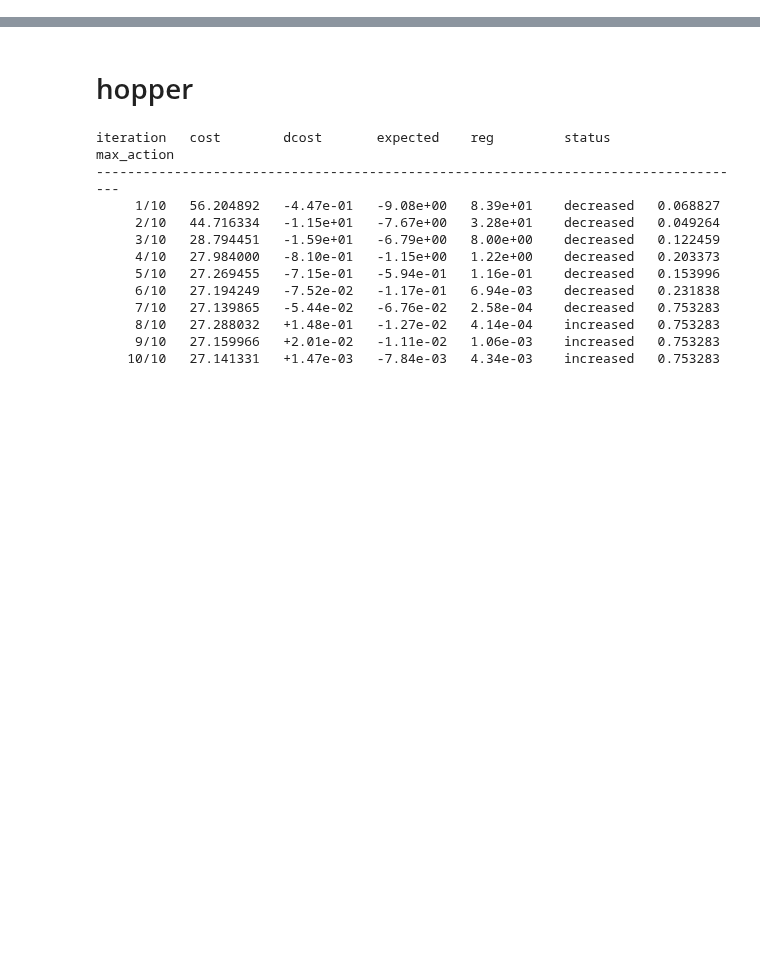
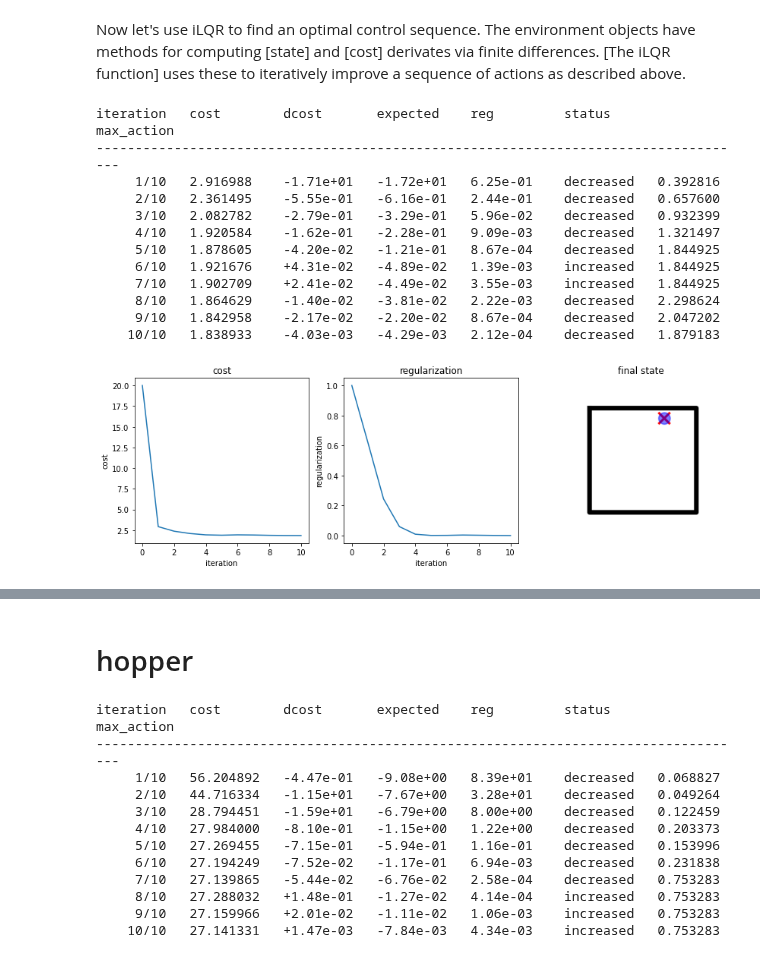
Before and after one commit to richard-warren/rl_sandbox, a Jupyter notebook: ilqr_demo.ipynb, the cells around one changed output, grey strips where cells are left out. Drawn from its saved outputs; the diff is of its cells as text; code cells hidden in the pictures; blank space fills up the shorter version.

Commit message:
almost done with ilqr demo

```diff
--- a/ilqr_demo.ipynb
+++ b/ilqr_demo.ipynb
@@ -296,0 +153,15 @@ display_video(imgs, framerate=(1/env.dt))
+# %%
+from ilqr.envs import PointMass, PointMassDm, Arm, Hopper
+from ilqr.plot_utils import show_rollout, plot_training
+import matplotlib.pyplot as plt
+from ilqr.ilqr import iLQR
+import numpy as np
+%matplotlib inline
+%load_ext autoreload
+%autoreload 2
+
+# show video with random actions...
+env = PointMass();
+env.target = np.array((.2,.4));  # manually set target position for reproducibility
+actions = [np.random.uniform([-.2,-.2], [.2,.2]) for i in range(100)]
+show_rollout(env, actions)
@@ -296,0 +172,20 @@ display_video(imgs, framerate=(1/env.dt))
+# %% [markdown]
+Now let's use iLQR to find an optimal control sequence. The environment objects have methods for computing [state] and [cost] derivates via finite differences. [The iLQR function] uses these to iteratively improve a sequence of actions as described above.
+# %%
+# run ilqr
+actions, history = iLQR(env, iterations=10, verbose=True)
+plot_training(env, actions, history)
+# %% [output]
+iteration   cost        dcost       expected    reg         status      max_action
+------------------------------------------------------------------------------------
+     1/10   2.916988    -1.71e+01   -1.72e+01   6.25e-01    decreased   0.392816
+     2/10   2.361495    -5.55e-01   -6.16e-01   2.44e-01    decreased   0.657600
+     3/10   2.082782    -2.79e-01   -3.29e-01   5.96e-02    decreased   0.932399
+     4/10   1.920584    -1.62e-01   -2.28e-01   9.09e-03    decreased   1.321497
+     5/10   1.878605    -4.20e-02   -1.21e-01   8.67e-04    decreased   1.844925
+     6/10   1.921676    +4.31e-02   -4.89e-02   1.39e-03    increased   1.844925
+     7/10   1.902709    +2.41e-02   -4.49e-02   3.55e-03    increased   1.844925
+     8/10   1.864629    -1.40e-02   -3.81e-02   2.22e-03    decreased   2.298624
+     9/10   1.842958    -2.17e-02   -2.20e-02   8.67e-04    decreased   2.047202
+    10/10   1.838933    -4.03e-03   -4.29e-03   2.12e-04    decreased   1.879183
+[figure, added]
```
Also changed, not shown: parts of 36 cells of this notebook, 5 other files.
